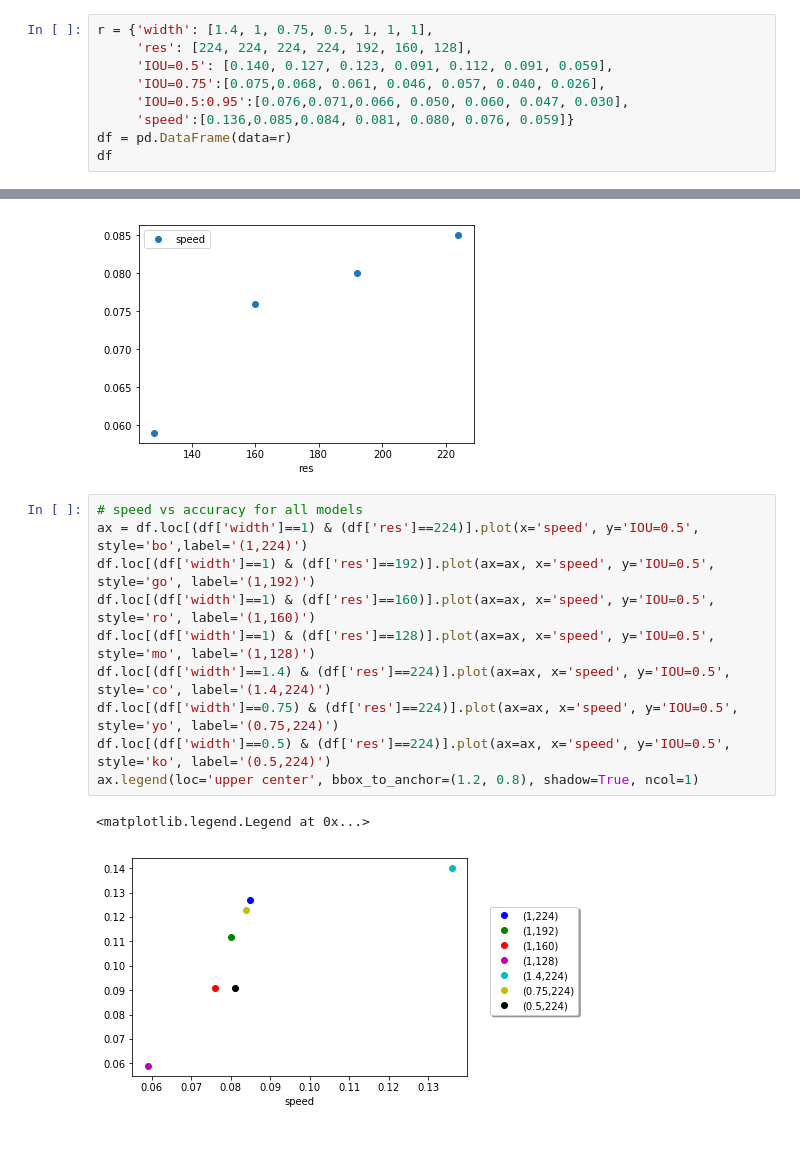
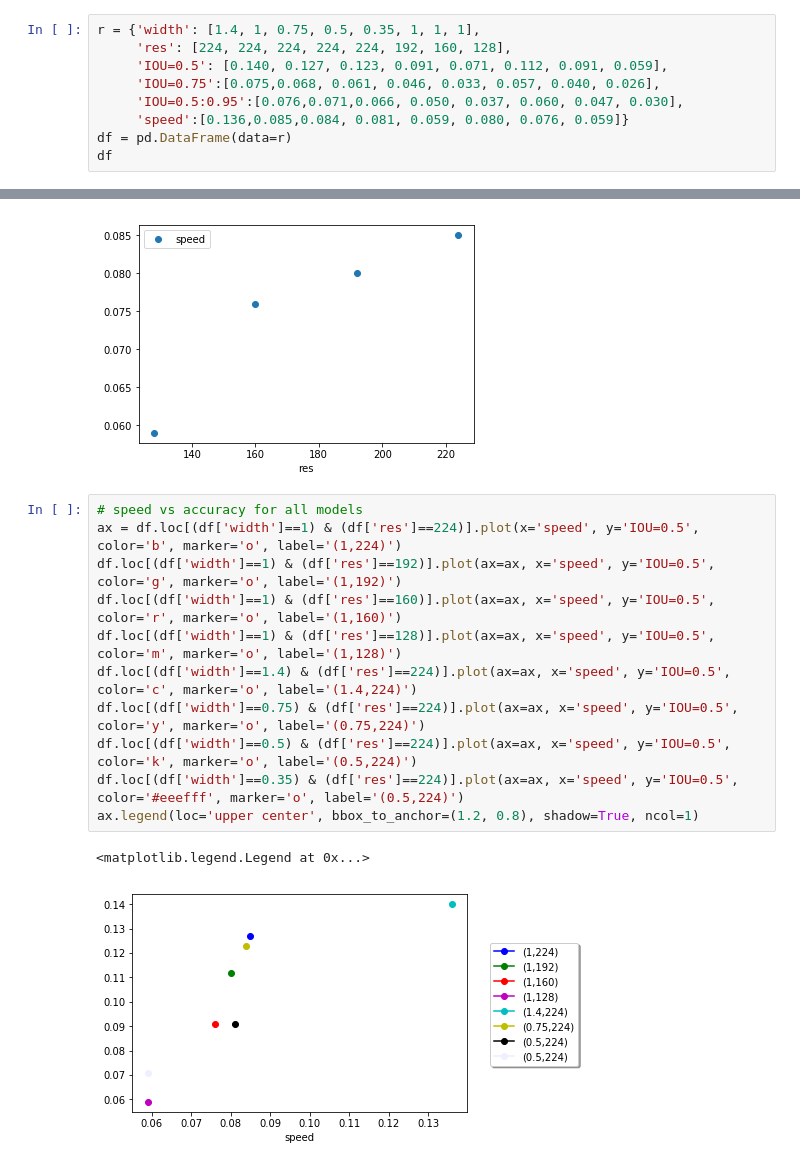
Before and after one commit to lindawangg/OLIV, a Jupyter notebook: eval/comparisons.ipynb, the cells around one changed output, grey strips where cells are left out. Cells and saved outputs as stored; diff of their text form.

```diff
--- a/eval/comparisons.ipynb
+++ b/eval/comparisons.ipynb
@@ -2,12 +2,12 @@
 import matplotlib.pyplot as plt
 import pandas as pd
 # %%
-r = {'width': [1.4, 1, 0.75, 0.5, 1, 1, 1],
-     'res': [224, 224, 224, 224, 192, 160, 128],
-     'IOU=0.5': [0.140, 0.127, 0.123, 0.091, 0.112, 0.091, 0.059],
-     'IOU=0.75':[0.075,0.068, 0.061, 0.046, 0.057, 0.040, 0.026],
-     'IOU=0.5:0.95':[0.076,0.071,0.066, 0.050, 0.060, 0.047, 0.030],
-     'speed':[0.136,0.085,0.084, 0.081, 0.080, 0.076, 0.059]}
+r = {'width': [1.4, 1, 0.75, 0.5, 0.35, 1, 1, 1],
+     'res': [224, 224, 224, 224, 224, 192, 160, 128],
+     'IOU=0.5': [0.140, 0.127, 0.123, 0.091, 0.071, 0.112, 0.091, 0.059],
+     'IOU=0.75':[0.075,0.068, 0.061, 0.046, 0.033, 0.057, 0.040, 0.026],
+     'IOU=0.5:0.95':[0.076,0.071,0.066, 0.050, 0.037, 0.060, 0.047, 0.030],
+     'speed':[0.136,0.085,0.084, 0.081, 0.059, 0.080, 0.076, 0.059]}
 df = pd.DataFrame(data=r)
 df
 # %% [output]
@@ -49,14 +50,15 @@ speed_res.plot(x='res', y='speed', style='o')
 [figure]
 # %%
 # speed vs accuracy for all models
-ax = df.loc[(df['width']==1) & (df['res']==224)].plot(x='speed', y='IOU=0.5', style='bo',label='(1,224)')
-df.loc[(df['width']==1) & (df['res']==192)].plot(ax=ax, x='speed', y='IOU=0.5', style='go', label='(1,192)')
-df.loc[(df['width']==1) & (df['res']==160)].plot(ax=ax, x='speed', y='IOU=0.5', style='ro', label='(1,160)')
-df.loc[(df['width']==1) & (df['res']==128)].plot(ax=ax, x='speed', y='IOU=0.5', style='mo', label='(1,128)')
-df.loc[(df['width']==1.4) & (df['res']==224)].plot(ax=ax, x='speed', y='IOU=0.5', style='co', label='(1.4,224)')
-df.loc[(df['width']==0.75) & (df['res']==224)].plot(ax=ax, x='speed', y='IOU=0.5', style='yo', label='(0.75,224)')
-df.loc[(df['width']==0.5) & (df['res']==224)].plot(ax=ax, x='speed', y='IOU=0.5', style='ko', label='(0.5,224)')
+ax = df.loc[(df['width']==1) & (df['res']==224)].plot(x='speed', y='IOU=0.5', color='b', marker='o', label='(1,224)')
+df.loc[(df['width']==1) & (df['res']==192)].plot(ax=ax, x='speed', y='IOU=0.5', color='g', marker='o', label='(1,192)')
+df.loc[(df['width']==1) & (df['res']==160)].plot(ax=ax, x='speed', y='IOU=0.5', color='r', marker='o', label='(1,160)')
+df.loc[(df['width']==1) & (df['res']==128)].plot(ax=ax, x='speed', y='IOU=0.5', color='m', marker='o', label='(1,128)')
+df.loc[(df['width']==1.4) & (df['res']==224)].plot(ax=ax, x='speed', y='IOU=0.5', color='c', marker='o', label='(1.4,224)')
+df.loc[(df['width']==0.75) & (df['res']==224)].plot(ax=ax, x='speed', y='IOU=0.5', color='y', marker='o', label='(0.75,224)')
+df.loc[(df['width']==0.5) & (df['res']==224)].plot(ax=ax, x='speed', y='IOU=0.5', color='k', marker='o', label='(0.5,224)')
+df.loc[(df['width']==0.35) & (df['res']==224)].plot(ax=ax, x='speed', y='IOU=0.5', color='#eeefff', marker='o', label='(0.5,224)')
 ax.legend(loc='upper center', bbox_to_anchor=(1.2, 0.8), shadow=True, ncol=1)
 # %% [output]
 <matplotlib.legend.Legend at 0x...>
-[figure, old version]
+[figure, new version]
```
Also changed, not shown: parts of 2 cells of this notebook.
